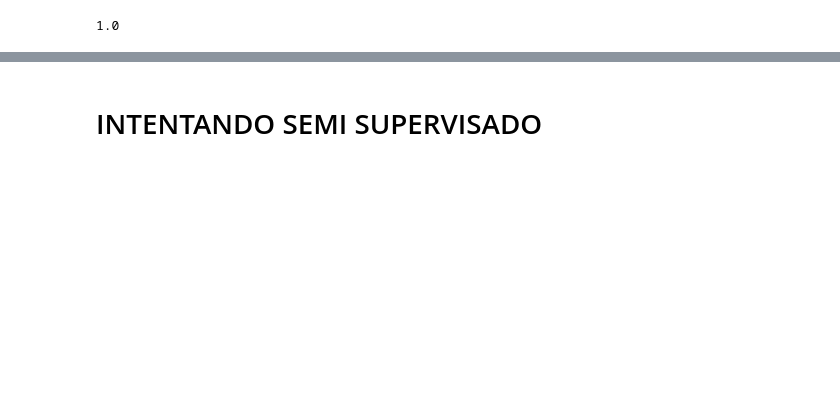
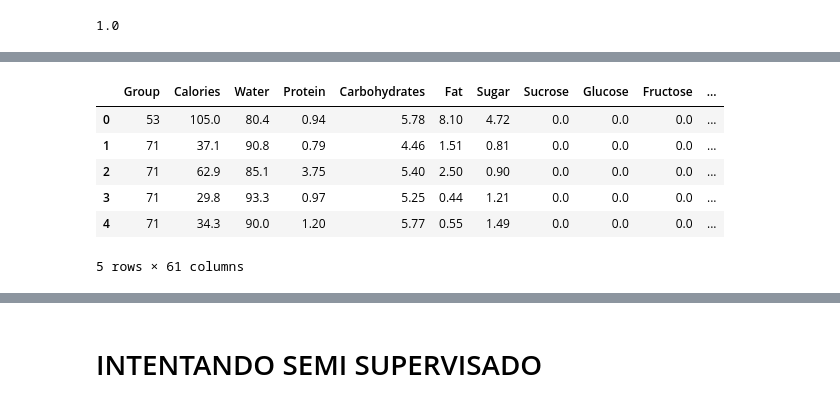
Before and after one commit to CMFV/FINAL_PROJECT, a Jupyter notebook: Clustering_data.ipynb, the cells around one changed output, grey strips where cells are left out. Cells and saved outputs as stored; diff of their text form; code cells hidden in the pictures; blank space fills up the shorter version.

```diff
--- a/Clustering_data.ipynb
+++ b/Clustering_data.ipynb
@@ -151,0 +193,10 @@ metrics.auc(fpr, tpr)
+# %%
+df_no_clas.head()
+# %% [output]
+|  | Group | Calories | Water | Protein | Carbohydrates | Fat | Sugar | Sucrose | Glucose | Fructose | ... |
+| 0 | 53 | 105.0 | 80.4 | 0.94 | 5.78 | 8.10 | 4.72 | 0.0 | 0.0 | 0.0 | ... |
+| 1 | 71 | 37.1 | 90.8 | 0.79 | 4.46 | 1.51 | 0.81 | 0.0 | 0.0 | 0.0 | ... |
+| 2 | 71 | 62.9 | 85.1 | 3.75 | 5.40 | 2.50 | 0.90 | 0.0 | 0.0 | 0.0 | ... |
+| 3 | 71 | 29.8 | 93.3 | 0.97 | 5.25 | 0.44 | 1.21 | 0.0 | 0.0 | 0.0 | ... |
+| 4 | 71 | 34.3 | 90.0 | 1.20 | 5.77 | 0.55 | 1.49 | 0.0 | 0.0 | 0.0 | ... |
+5 rows × 61 columns
```
Also changed, not shown: parts of 37 cells of this notebook, 2 other files.
